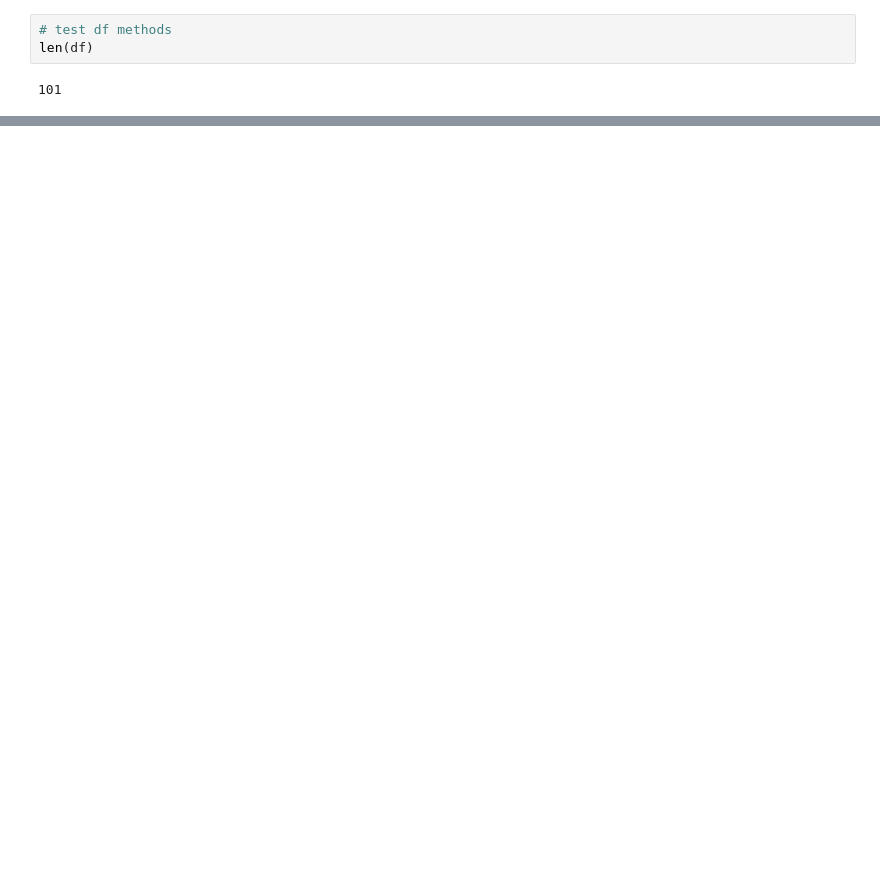
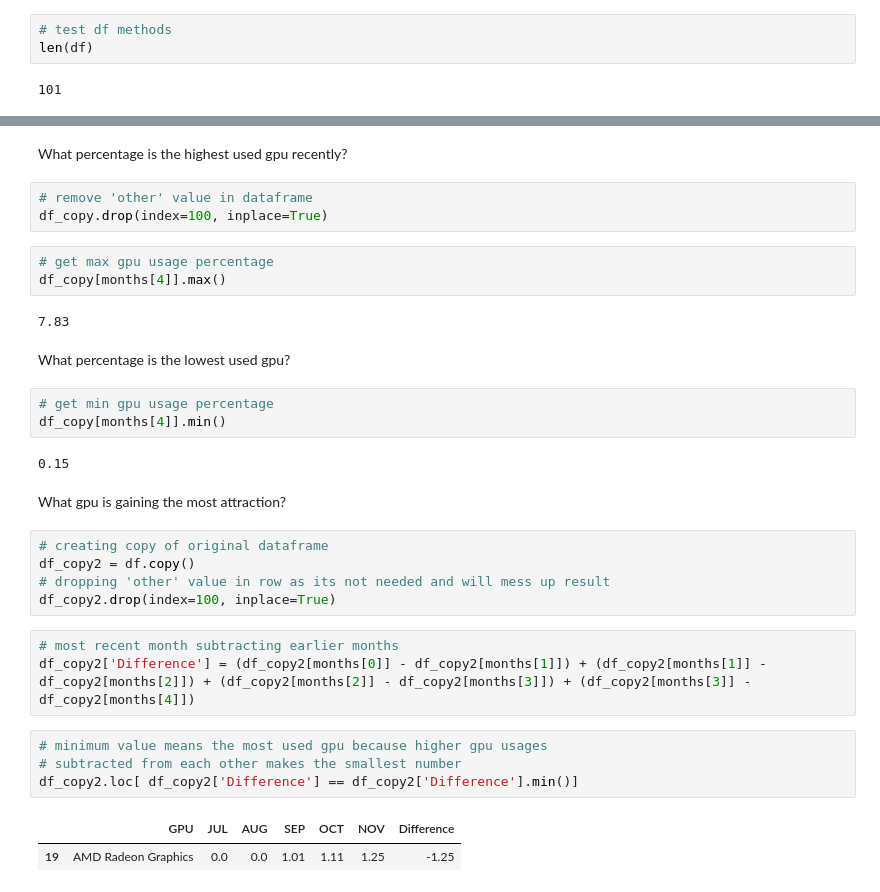
Before and after one commit to jDinhBC/Steam-Data-Scraper-Project, a Jupyter notebook: steam-scraper.ipynb, the cells around one changed output, grey strips where cells are left out. Drawn from its saved outputs; the diff is of its cells as text; blank space fills up the shorter version.

```diff
--- a/steam-scraper.ipynb
+++ b/steam-scraper.ipynb
@@ -121,0 +133,34 @@ else:
+# %% [markdown]
+What percentage is the highest used gpu recently?
+# %%
+# remove 'other' value in dataframe
+df_copy.drop(index=100, inplace=True)
+# %%
+# get max gpu usage percentage
+df_copy[months[4]].max()
+# %% [output]
+7.83
+# %% [markdown]
+What percentage is the lowest used gpu?
+# %%
+# get min gpu usage percentage
+df_copy[months[4]].min()
+# %% [output]
+0.15
+# %% [markdown]
+What gpu is gaining the most attraction?
+# %%
+# creating copy of original dataframe
+df_copy2 = df.copy()
+# dropping 'other' value in row as its not needed and will mess up result
+df_copy2.drop(index=100, inplace=True)
+# %%
+# most recent month subtracting earlier months
+df_copy2['Difference'] = (df_copy2[months[0]] - df_copy2[months[1]]) + (df_copy2[months[1]] - df_copy2[months[2]]) + (df_copy2[months[2]] - df_copy2[months[3]]) + (df_copy2[months[3]] - df_copy2[months[4]])
+# %%
+# minimum value means the most used gpu because higher gpu usages
+# subtracted from each other makes the smallest number
+df_copy2.loc[ df_copy2['Difference'] == df_copy2['Difference'].min()]
+# %% [output]
+|  | GPU | JUL | AUG | SEP | OCT | NOV | Difference |
+| 19 | AMD Radeon Graphics | 0.0 | 0.0 | 1.01 | 1.11 | 1.25 | -1.25 |
```
Also changed, not shown: parts of 14 cells of this notebook.
